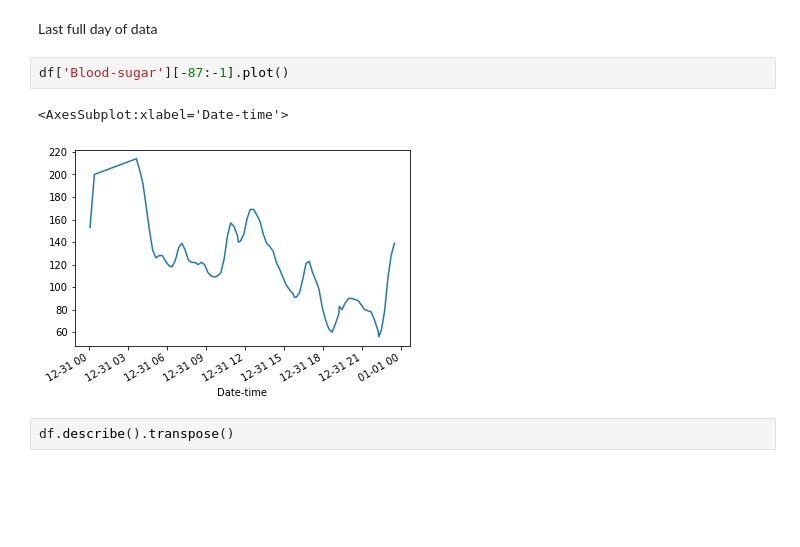
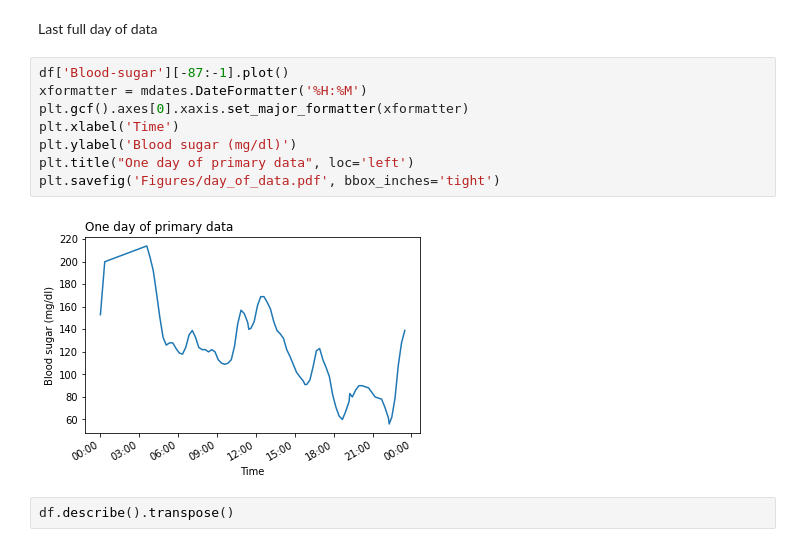
Before and after one commit to kierensharma/AI_Pancreas, a Jupyter notebook: Ivan_data_analysis.ipynb, the cells around one changed output. Drawn from its saved outputs; the diff is of its cells as text; blank space fills up the shorter version.

```diff
--- a/Ivan_data_analysis.ipynb
+++ b/Ivan_data_analysis.ipynb
@@ -45,10 +51,15 @@ df['Blood-sugar'][-771:-1].plot()
 # %% [markdown]
 Last full day of data
-# %%
-df['Blood-sugar'][-87:-1].plot()
-# %% [output]
-<AxesSubplot:xlabel='Date-time'>
-[figure, removed]
+# %%
+df['Blood-sugar'][-87:-1].plot()
+xformatter = mdates.DateFormatter('%H:%M')
+plt.gcf().axes[0].xaxis.set_major_formatter(xformatter)
+plt.xlabel('Time')
+plt.ylabel('Blood sugar (mg/dl)')
+plt.title("One day of primary data", loc='left')
+plt.savefig('Figures/day_of_data.pdf', bbox_inches='tight')
+# %% [output]
+[figure, added]
 # %%
 df.describe().transpose()
 # %% [output]
```
Also changed, not shown: parts of 7 cells of this notebook, 1 other file.
